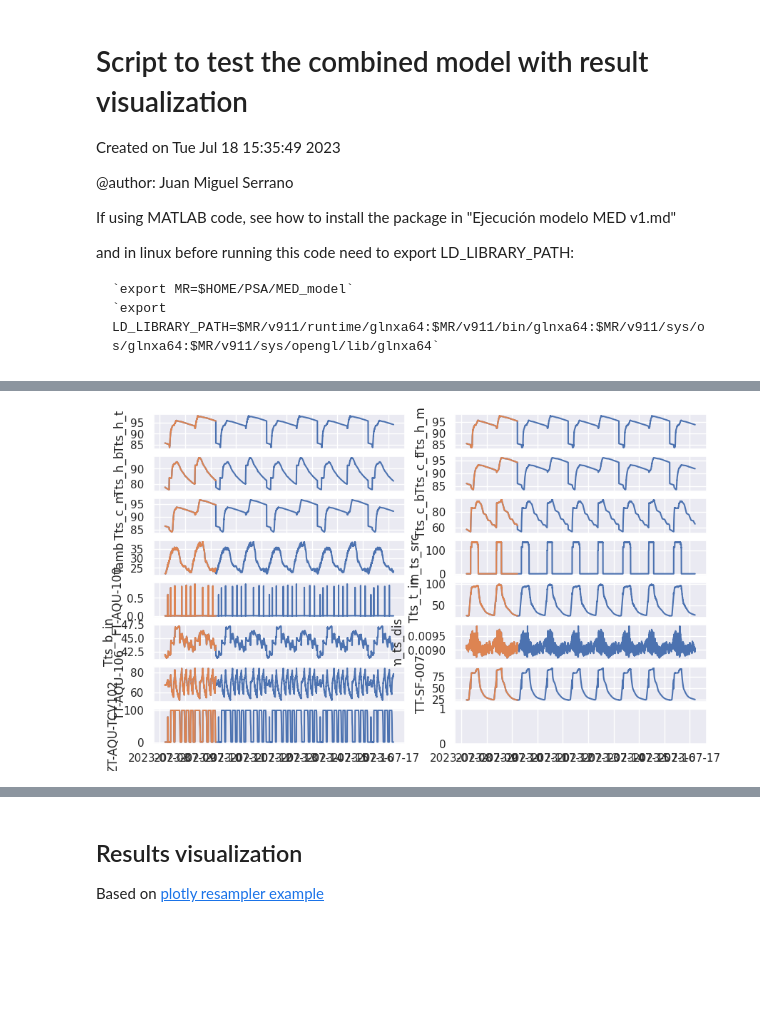
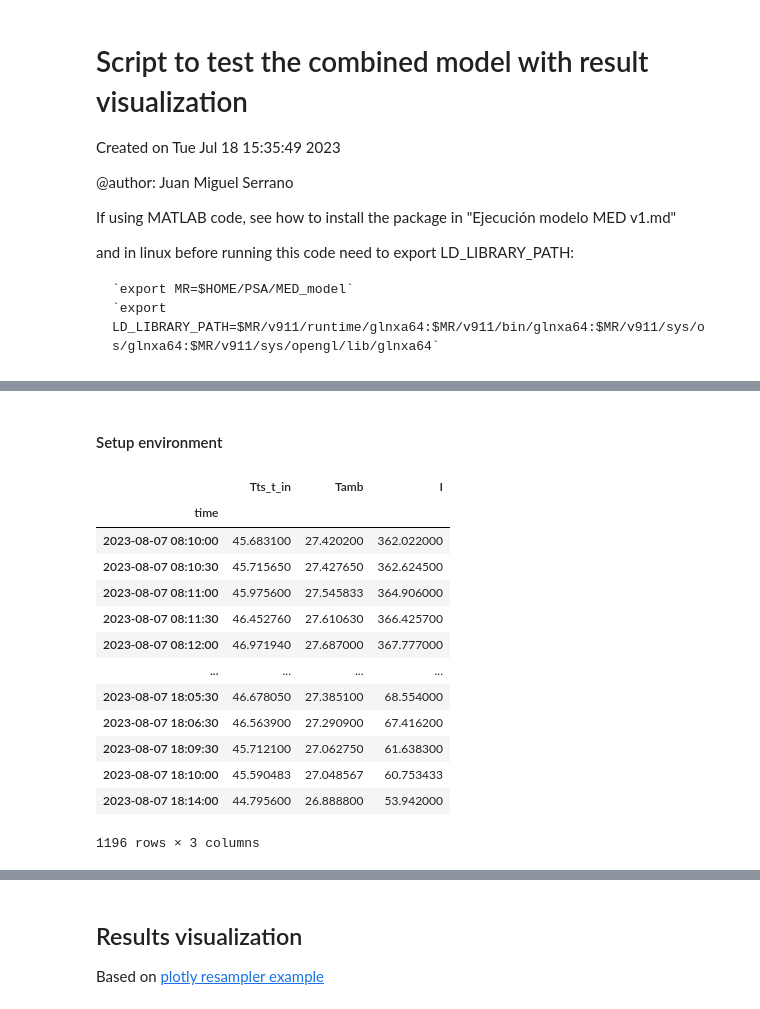
Before and after one commit to juan11iguel/SolarMED, a Jupyter notebook: test_combined_model.ipynb, the cells around one changed output, grey strips where cells are left out. Drawn from its saved outputs; the diff is of its cells as text; code cells hidden in the pictures; blank space fills up the shorter version.

Commit message:
Initial version of complete model

```diff
--- a/test_combined_model.ipynb
+++ b/test_combined_model.ipynb
@@ -36,17 +64,40 @@ from plotly.subplots import make_subplots
+# %% [markdown]
+#### Setup environment
 # %%
+from utils import generate_env_variables
+from utils.constants import vars_info
+
+%autoreload 2
+
 # Environment variables
-total_time = pd.Timedelta(days=9) # Duration of the simulation
-ts = 30 # Sample rate (seg)
-L = int( total_time.total_seconds()/ts )
+total_time = pd.Timedelta(days=n_days) # Duration of the simulation
+ts = sample_rate_model # Sample rate (seg)
 
 # Source: https://www.seatemperature.org/mediterranean-sea
 mediterranean_sea_mean_temp_malaga = [16, 15, 15, 16, 17, 20, 22, 23, 22, 20, 18, 16] # ºC
 
-env_vars_timeseries = generate_env_variables('datos/base_environment_data.csv', sample_period=total_time, sample_rate=ts)
+# env_vars_timeseries = generate_env_variables('data/20230807_aquasol.csv',
+#                                              sample_period=total_time, sample_rate=ts,
+#                                              variables=['Tamb', 'I', 'Tts_t_in'])
 
-Tts_t_in = env_vars_timeseries.Tts_t_in.values # ºC
+ts = 30
+
+var_names = {v["signal_id"]: k for k, v in vars_info.items() if 'ts' in k or not '_' in k}
+
+data = pd.read_csv('data/20230807_aquasol.csv', parse_dates=['TimeStamp'], date_format='%d-%b-%Y %H:%M:%S')
+data = data.rename(columns=var_names)
+data = data.resample(f'{ts}S', on='time').mean()
+selected_data = data[ ['Tts_t_in', 'Tamb', 'I'] ]
+
+env_vars_timeseries = selected_data.copy().dropna()
+
+L = int( (env_vars_timeseries.index[-1]-env_vars_timeseries.index[0]).total_seconds()/ts )
+
+# Environment variables
+# Tts_t_in = env_vars_timeseries.Tts_t_in.values # ºC
+# mts_src = env_vars_timeseries.m_ts_src.values # L/min
 Tamb = env_vars_timeseries.Tamb.values # ºC
-mts_src = env_vars_timeseries.m_ts_src.values # L/min
+I = env_vars_timeseries.I.values # W/m²
 Tmed_c_in = np.ones(L)*mediterranean_sea_mean_temp_malaga[7] # Hulio, ºC
 wmed_f = np.ones(L)*35.5 # g/kg
 
@@ -56,10 +107,34 @@ Tts_c = [83.40, 83.50, 54.42]
 
 # Decision variables should be updated/generated at every step, but to test
 # just create some series
-mmed_s_sp     = 12*3.6 * np.ones(L)
-mmed_f_sp     = 8  * np.ones(L)
-Tmed_s_in_sp  = 65 * np.ones(L)
-Tmed_c_out_sp = 28 * np.ones(L)
+
+## MED
+mmed_s_sp     = np.concatenate( [12*3.6 * np.ones(200), 10*3.6 * np.ones(400), 10*3.6 * np.ones(L-600)] )# # m³/h
+mmed_f_sp     = 8  * np.ones(L) # m³/h
+Tmed_s_in_sp  = np.concatenate([ 75 * np.ones(200), 65 * np.ones(400), 70 * np.ones(300), 65 * np.ones(L-300) ]) # ºC
+Tmed_c_out_sp = 32 * np.ones(L) # ºC
+
+
+## Thermal storage
+mts_src_sp = np.concatenate([ 3 * np.ones(50), 5 * np.ones(L-50)]) # m³/h
+
+## Solar field
+Tsf_out_sp = 100 * np.ones(L) # ºC
-# %% [output]
-[figure, removed]
+# %%
+env_vars_timeseries
+# %% [output]
+|  | Tts_t_in | Tamb | I |
+| time |  |  |  |
+| 2023-08-07 08:10:00 | 45.683100 | 27.420200 | 362.022000 |
+| 2023-08-07 08:10:30 | 45.715650 | 27.427650 | 362.624500 |
+| 2023-08-07 08:11:00 | 45.975600 | 27.545833 | 364.906000 |
+| 2023-08-07 08:11:30 | 46.452760 | 27.610630 | 366.425700 |
+| 2023-08-07 08:12:00 | 46.971940 | 27.687000 | 367.777000 |
+| ... | ... | ... | ... |
+| 2023-08-07 18:05:30 | 46.678050 | 27.385100 | 68.554000 |
+| 2023-08-07 18:06:30 | 46.563900 | 27.290900 | 67.416200 |
+| 2023-08-07 18:09:30 | 45.712100 | 27.062750 | 61.638300 |
+| 2023-08-07 18:10:00 | 45.590483 | 27.048567 | 60.753433 |
+| 2023-08-07 18:14:00 | 44.795600 | 26.888800 | 53.942000 |
+1196 rows × 3 columns
 # %%
```
Also changed, not shown: parts of 13 cells of this notebook, 27 other files.
